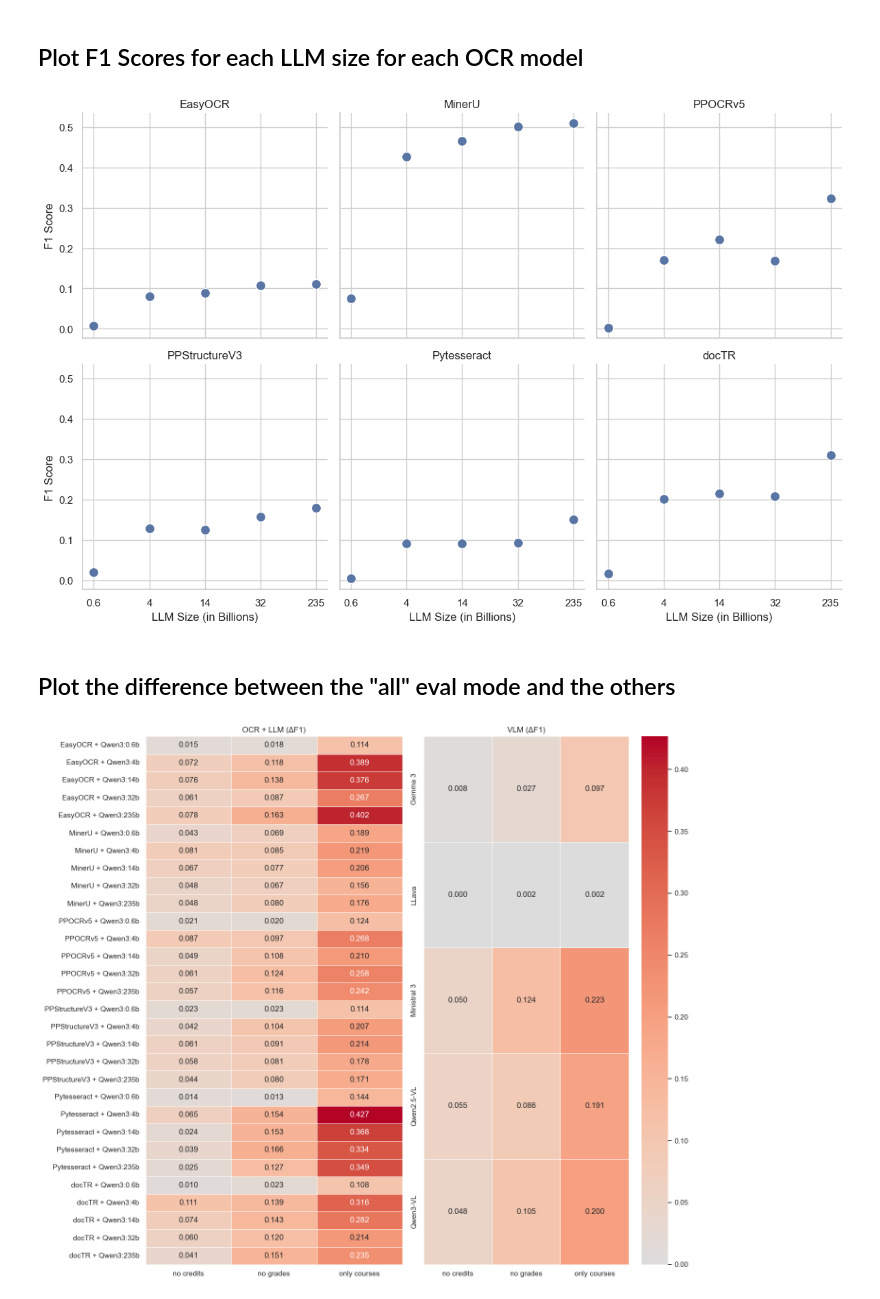
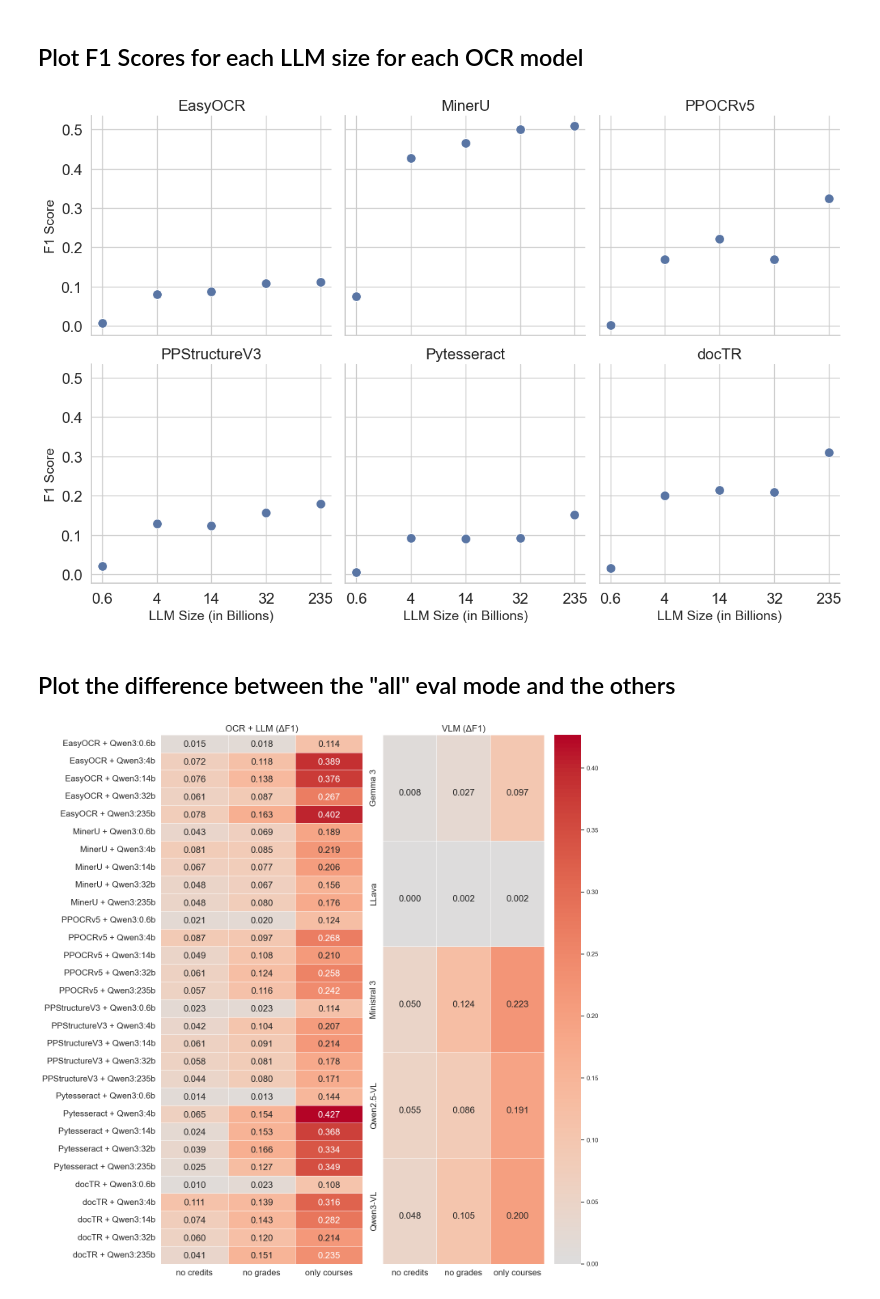
Before and after one commit to calgo-lab/struct-extract-research, a Jupyter notebook: src/eval_vis.ipynb, the cells around one changed output. Drawn from its saved outputs; the diff is of its cells as text; code cells hidden in the pictures.

Commit message:
enlarge font of plots for better readability

```diff
--- a/src/eval_vis.ipynb
+++ b/src/eval_vis.ipynb
@@ -87,19 +90,21 @@ g.map_dataframe(
     s=100,
     color="#5975A4"
 )
-g.set_titles(col_template="{col_name}")
+g.set_titles(col_template="{col_name}", size=16)
 
 for ax in g.axes.flat:
     ax.set_xticks(range(len(unique_sizes)))
     ax.set_xticklabels([str(int(s) if s.is_integer() else s) for s in unique_sizes])
-    ax.set_xlabel("LLM Size (in Billions)")
-g.set_ylabels("F1 Score")
+    ax.set_xlabel("LLM Size (in Billions)", fontsize=14)
+    ax.tick_params(axis='both', labelsize=16)
+
+g.set_ylabels("F1 Score", fontsize=14)
 
 plt.tight_layout()
-plt.savefig("parameters.svg")
+plt.savefig("parametersbigger.svg", format="svg", bbox_inches="tight")
 plt.show()
 # %% [output]
-[figure, old version]
+[figure, new version]
 # %% [markdown]
 ## Plot the difference between the "all" eval mode and the others
 # %%
@@ -146,7 +151,7 @@ vmax = delta.max().max()
 
 fig, axes = plt.subplots(
     ncols=2,
-    figsize=(14, 12),
+    figsize=(14, 14),
     sharey=False
 )
 
@@ -160,35 +165,49 @@ sns.heatmap(
     linewidths=0.5,
     vmin=vmin,
     vmax=vmax,
     ax=axes[0],
-    cbar=False
+    cbar=False,
+    annot_kws={"size": 16, "ha": "center", "va": "center"}
 )
 
-axes[0].set_title("OCR + LLM (ΔF1)")
+axes[0].set_title("OCR + LLM (ΔF1)", fontsize=16)
+axes[0].tick_params(axis='both', labelsize=15)
 axes[0].set_xlabel("")
 axes[0].set_ylabel("")
 
 # VLM heatmap
 sns.heatmap(
     delta_vlm,
     annot=True,
     fmt=".3f",
     cmap="coolwarm",
     center=0,
     linewidths=0.5,
     vmin=vmin,
     vmax=vmax,
     ax=axes[1],
-    cbar=True
+    cbar=True,
+    annot_kws={"size": 16}
 )
 
-axes[1].set_title("VLM (ΔF1)")
+# to center values again
+for text in axes[0].texts:
+    x, y = text.get_position()
+    text.set_position((x + 0.0, y + 0.05))
+
+for text in axes[1].texts:
+    x, y = text.get_position()
+    text.set_position((x + 0.0, y + 0.05))
+
+axes[1].set_title("VLM (ΔF1)", fontsize=16)
+axes[1].tick_params(axis='both', labelsize=15)
 axes[1].set_xlabel("")
 axes[1].set_ylabel("")
 
 plt.tight_layout()
+plt.savefig("f1deltabigger.svg", format="svg", bbox_inches="tight")
 plt.show()
 
 # negative numbers = got worse; positive numbers = got better
 # %% [output]
-[figure, old version]
+[figure, new version]
```
Also changed, not shown: parts of 1 cell of this notebook, 1 other file.
